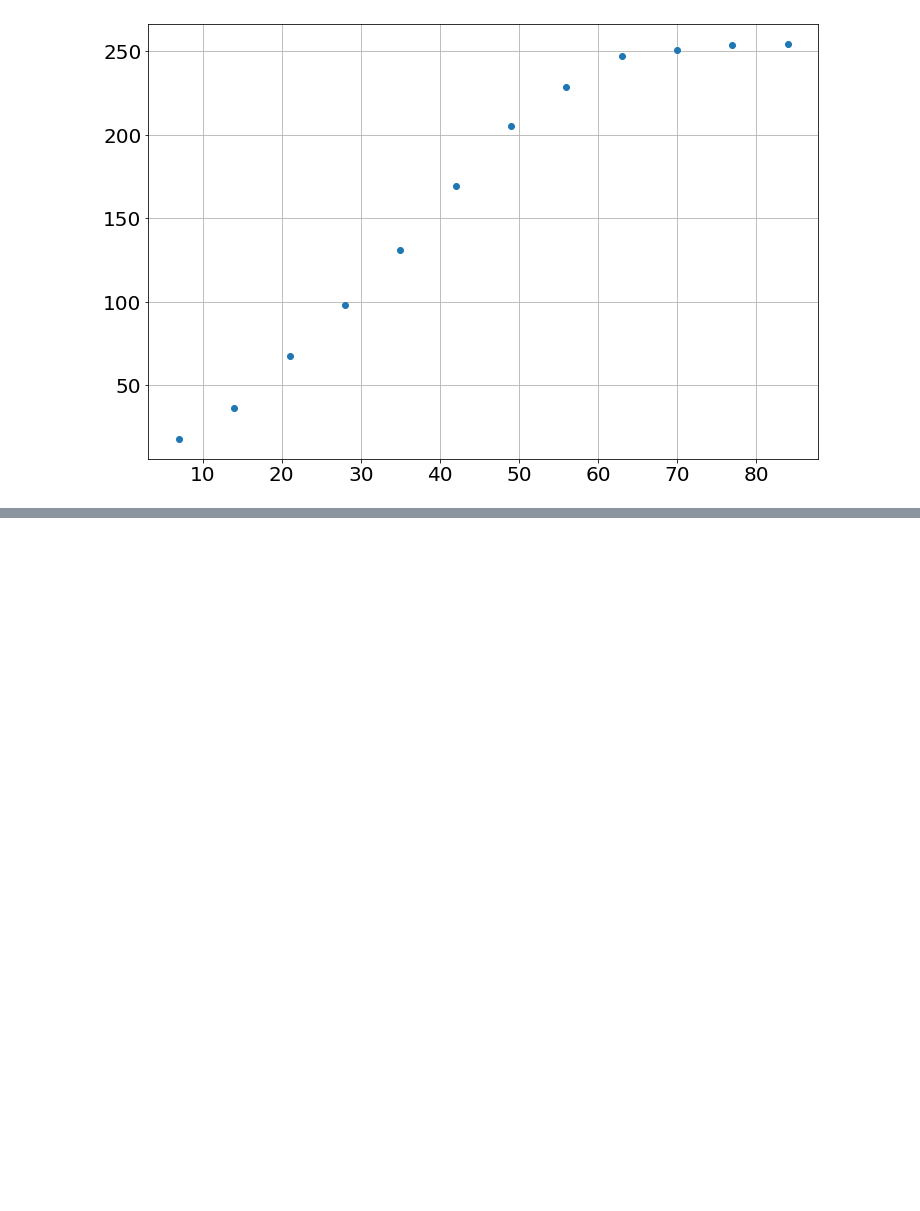
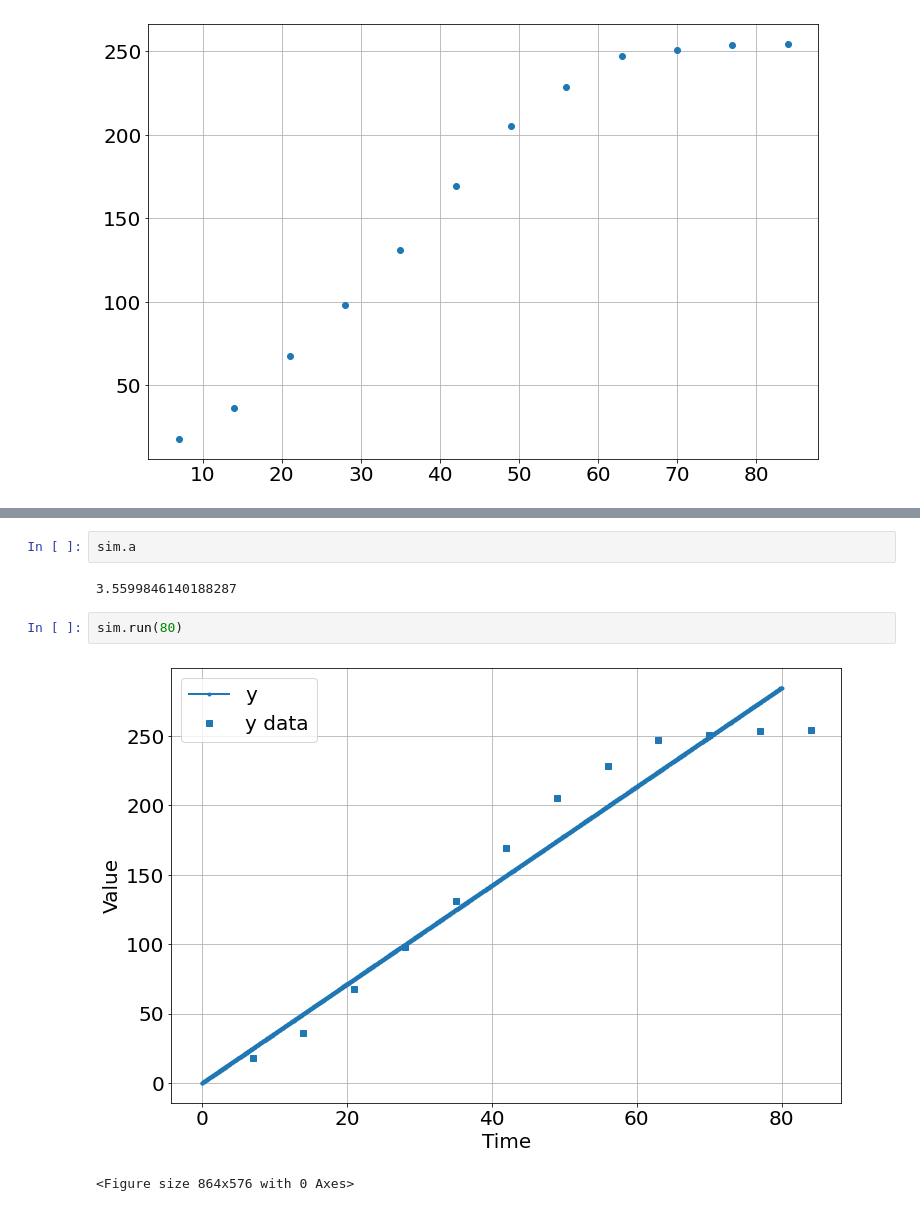
Before and after one commit to bblais/Computer-Programming-for-the-Sciences-Spring-2022, a Jupyter notebook: Sprint #3 - Parameter Fitting and Scientific Questions/2022-03-22 - lmfit with pyndamics.ipynb, the cells around one changed output, grey strips where cells are left out. Drawn from its saved outputs; the diff is of its cells as text; blank space fills up the shorter version.

```diff
--- a/Sprint #3 - Parameter Fitting and Scientific Questions/2022-03-22 - lmfit with pyndamics.ipynb
+++ b/Sprint #3 - Parameter Fitting and Scientific Questions/2022-03-22 - lmfit with pyndamics.ipynb
@@ -16,0 +46,9 @@ plot(t_data,h_data,'o')
+# %%
+sim.a
+# %% [output]
+3.5599846140188287
+# %%
+sim.run(80)
+# %% [output]
+[figure, added]
+<Figure size 864x576 with 0 Axes>
```
Also changed, not shown: parts of 4 cells of this notebook, 1 other file.
